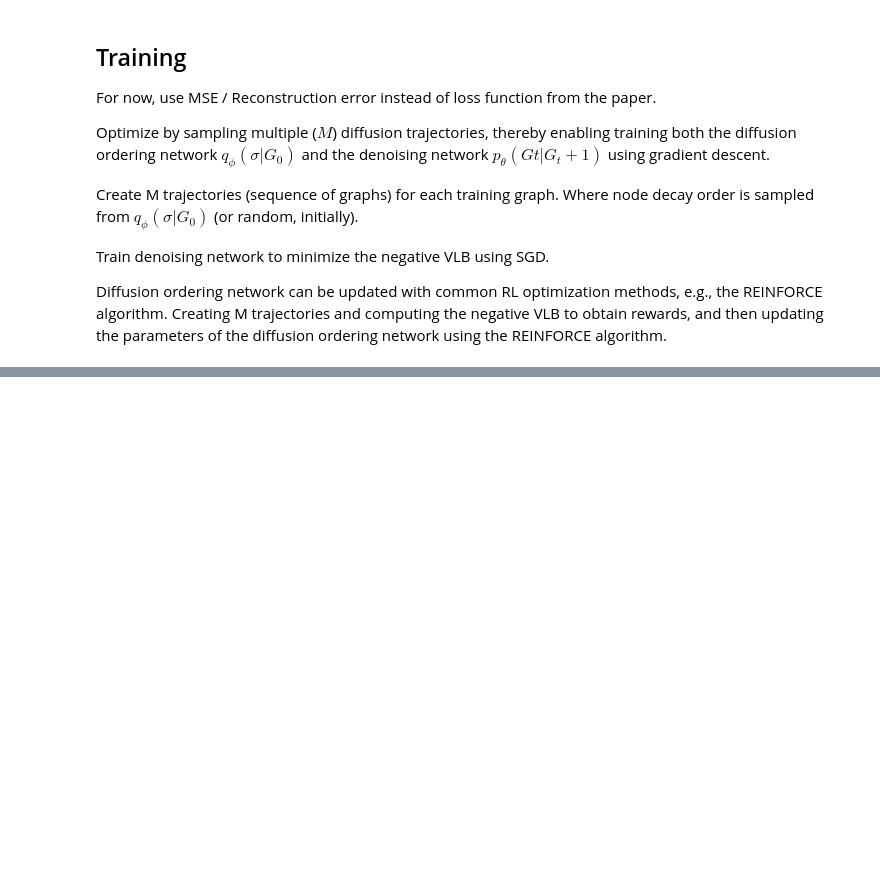
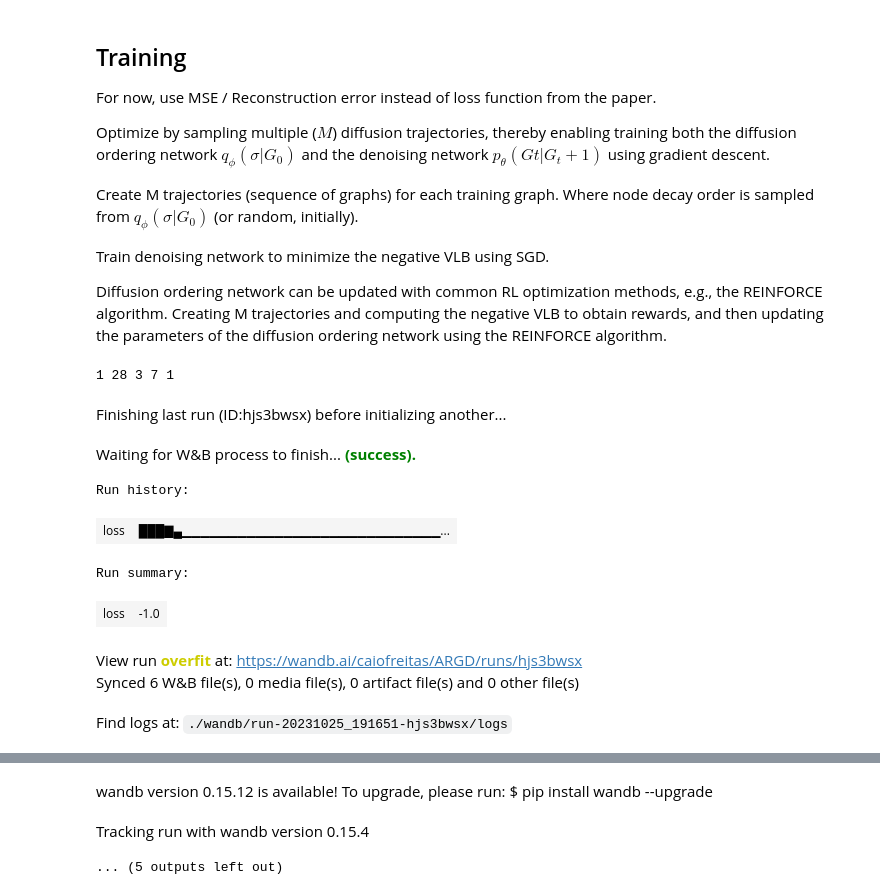
Before and after one commit to caio-freitas/GraphDiffusionImitate, a Jupyter notebook: notebooks/ARGD.ipynb, the cells around one changed output, grey strips where cells are left out. Drawn from its saved outputs; the diff is of its cells as text; code cells hidden in the pictures; blank space fills up the shorter version.

Commit message:
first diffusion ordering network

```diff
--- a/notebooks/ARGD.ipynb
+++ b/notebooks/ARGD.ipynb
@@ -100,5 +191,2 @@ Node orderint $\sigma$ randomly sampled. Exactly one node decays at a time.
 
 At each step $t$, distribution of $t$-th node is conditioned on original graph $G$ and generated node ordering $\sigma$ up to $t-1$.
-# %%
-for node in node_decay_ordering(point):
-    mask_node(point, node)
@@ -253,3 +401,37 @@ Create M trajectories (sequence of graphs) for each training graph. Where node d
 Train denoising network to minimize the negative VLB using SGD.
 
 Diffusion ordering network can be updated with common RL optimization methods, e.g., the REINFORCE algorithm. Creating M trajectories and computing the negative VLB to obtain rewards, and then updating the parameters of the diffusion ordering network using the REINFORCE algorithm.
+# %%
+# use wandb to log the model
+import wandb
+
+dn = DenoisingNetwork(
+    node_feature_dim=dataset.num_features,
+    num_node_types=dataset.x.unique().shape[0],
+    num_edge_types=3,
+    num_layers=7,
+    out_channels=1
+)
+
+wandb.init(
+        project="ARGD",
+        group=f"v0.21",
+        name=f"overfit_nozerograd",
+        # track hyperparameters and run metadata
+        config={
+            "policy": "train",
+            "n_epochs": 10000,
+            "batch_size": 1,
+        }
+    )
+# %% [output]
+1 28 3 7 1
+Finishing last run (ID:hjs3bwsx) before initializing another...
+Waiting for W&B process to finish... (success).
+Run history:
+| loss | ███▇▄▁▁▁▁▁▁▁▁▁▁▁▁▁▁▁▁▁▁▁▁▁▁▁▁▁▁▁▁... |
+Run summary:
+| loss | -1.0 |
+View run overfit at: https://wandb.ai/caiofreitas/ARGD/runs/hjs3bwsx
+Synced 6 W&B file(s), 0 media file(s), 0 artifact file(s) and 0 other file(s)
+Find logs at: ./wandb/run-20231025_191651-hjs3bwsx/logs
@@ -255,0 +439,3 @@ Diffusion ordering network can be updated with common RL optimization methods, e
+wandb version 0.15.12 is available! To upgrade, please run: $ pip install wandb --upgrade
+Tracking run with wandb version 0.15.4
+... (5 outputs left out)
```
Also changed, not shown: parts of 25 cells of this notebook.
